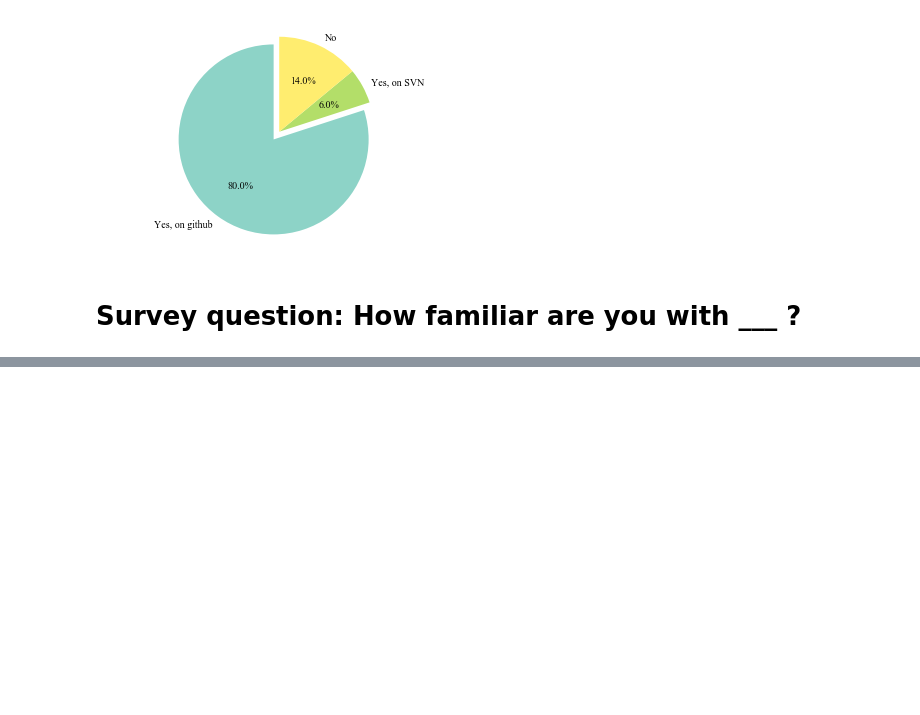
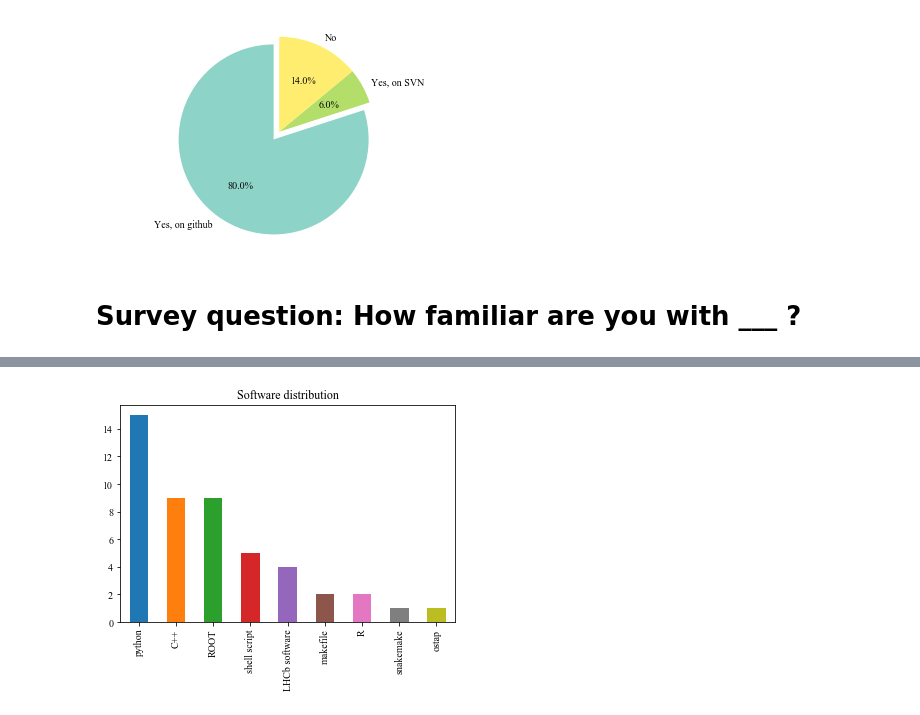
Before and after one commit to atrisovic/thesis-plots, a Jupyter notebook: lhcb-survey-results-2017.ipynb, the cells around one changed output, grey strips where cells are left out. Drawn from its saved outputs; the diff is of its cells as text; code cells hidden in the pictures; blank space fills up the shorter version.

```diff
--- a/lhcb-survey-results-2017.ipynb
+++ b/lhcb-survey-results-2017.ipynb
@@ -103,0 +106,11 @@ plt.show()
+# %%
+response = ['python', 'ROOT', 'shell script', 'makefile', 'C++', 'python', 'shell script', 'python', 'ROOT', \
+            'ROOT', 'LHCb software', 'LHCb software', 'python', 'C++', 'shell script', 'python', 'C++', 'ROOT', \
+            'python', 'python', 'LHCb software', 'C++', 'C++', 'snakemake', 'ROOT', 'python', 'python', 'ostap', \
+            'python', 'python', 'shell script', 'C++', 'ROOT', 'C++', 'python', 'R', 'ROOT', 'python', 'python', \
+            'C++', 'ROOT', 'python', 'C++', 'ROOT', 'shell script', 'LHCb software', 'R', 'makefile']
+
+import pandas as pd
+df = pd.DataFrame(response, columns=['response'])
+vc = df['response'].value_counts()
+vc
@@ -103,0 +128,4 @@ plt.show()
+# %%
+p = vc.plot(kind="bar", title="Software distribution")
+# %% [output]
+[figure, added]
```
Also changed, not shown: parts of 3 cells of this notebook, 3 other files.
